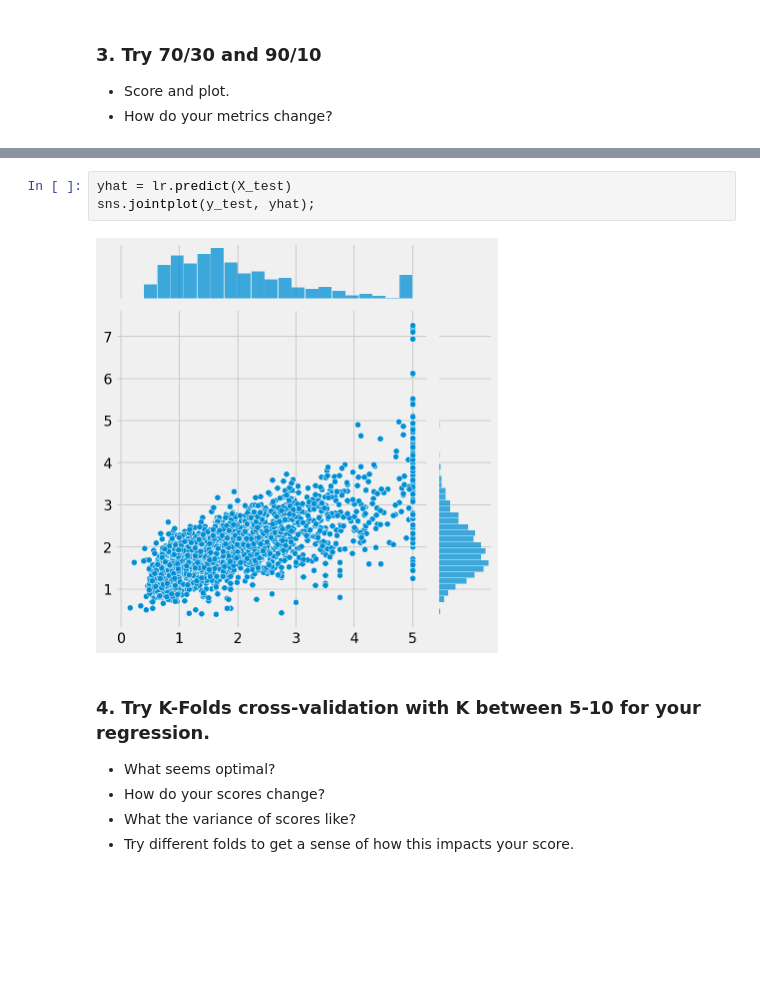
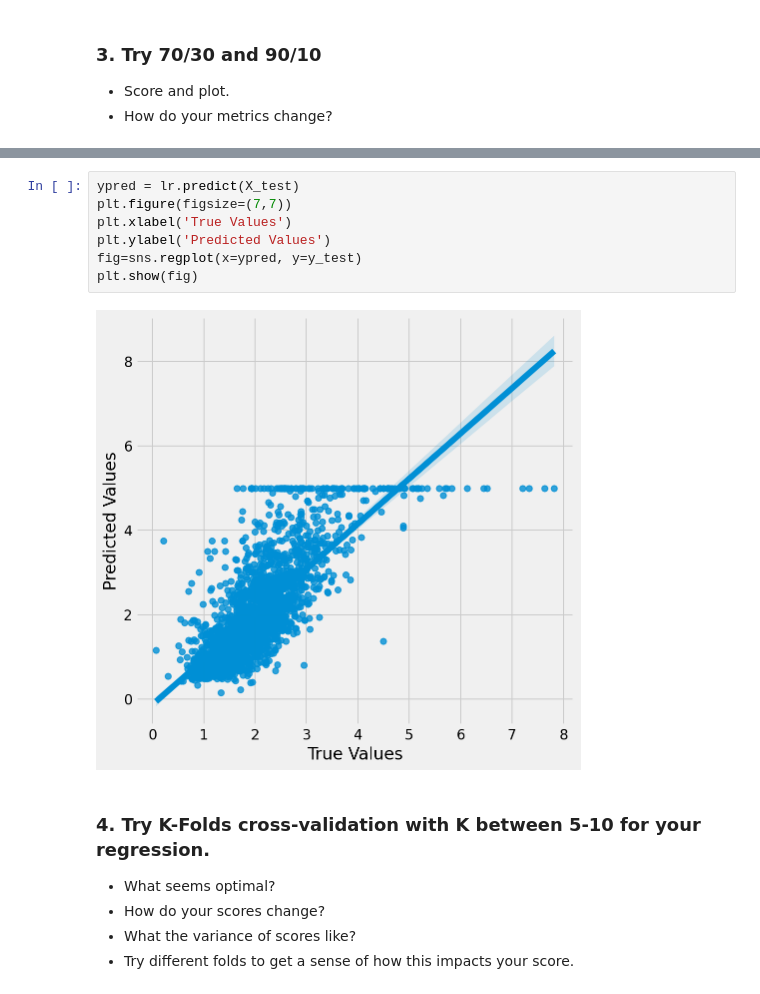
Before and after one commit to astever31/ds-project-13, a Jupyter notebook: train_test-cross_validation-lab.ipynb, the cells around one changed output, grey strips where cells are left out. Saved outputs shown, nothing was run; the diff lists cells and outputs as text; blank space fills up the shorter version.

```diff
--- a/train_test-cross_validation-lab.ipynb
+++ b/train_test-cross_validation-lab.ipynb
@@ -163,8 +220,12 @@ lr.score(X_test, y_test)
-# %%
-yhat = lr.predict(X_test)
-sns.jointplot(y_test, yhat);
-# %% [output]
-[figure, removed]
+# %%
+ypred = lr.predict(X_test)
+plt.figure(figsize=(7,7))
+plt.xlabel('True Values')
+plt.ylabel('Predicted Values')
+fig=sns.regplot(x=ypred, y=y_test)
+plt.show(fig)
+# %% [output]
+[figure, added]
 # %% [markdown]
 ### 4. Try K-Folds cross-validation with K between 5-10 for your regression.
 
```
Also changed, not shown: parts of 24 cells of this notebook.
